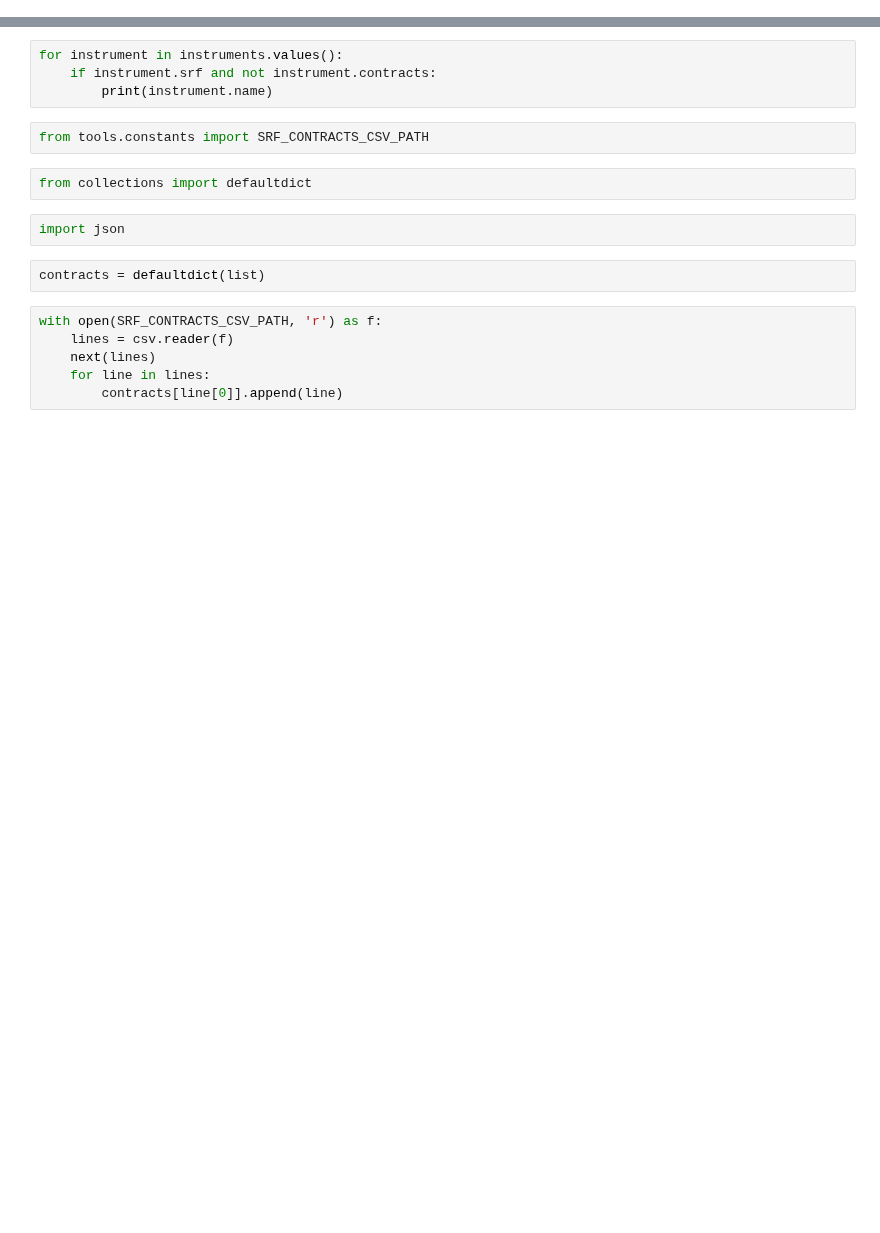
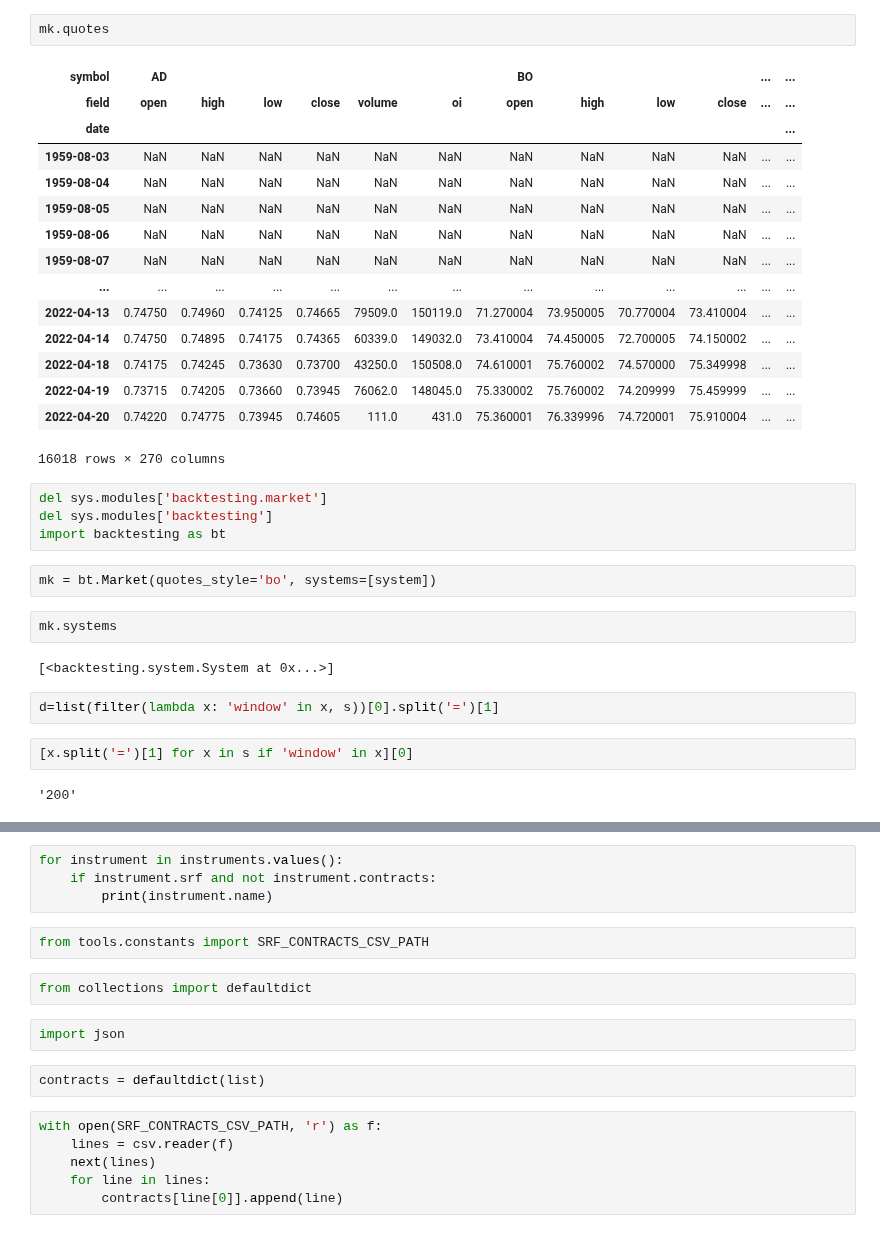
Before and after one commit to zipu/Trading, a Jupyter notebook: test.ipynb, the cells around one changed output, grey strips where cells are left out. Drawn from its saved outputs; the diff is of its cells as text; blank space fills up the shorter version.

```diff
--- a/test.ipynb
+++ b/test.ipynb
@@ -29,0 +188,34 @@ with open('tools/backtesting/system1.yaml', encoding='utf-8') as f:
+# %%
+mk.quotes
+# %% [output]
+| symbol | AD |  |  |  |  |  | BO |  |  |  | ... | ... |
+| field | open | high | low | close | volume | oi | open | high | low | close | ... | ... |
+| date |  |  |  |  |  |  |  |  |  |  |  | ... |
+| 1959-08-03 | NaN | NaN | NaN | NaN | NaN | NaN | NaN | NaN | NaN | NaN | ... | ... |
+| 1959-08-04 | NaN | NaN | NaN | NaN | NaN | NaN | NaN | NaN | NaN | NaN | ... | ... |
+| 1959-08-05 | NaN | NaN | NaN | NaN | NaN | NaN | NaN | NaN | NaN | NaN | ... | ... |
+| 1959-08-06 | NaN | NaN | NaN | NaN | NaN | NaN | NaN | NaN | NaN | NaN | ... | ... |
+| 1959-08-07 | NaN | NaN | NaN | NaN | NaN | NaN | NaN | NaN | NaN | NaN | ... | ... |
+| ... | ... | ... | ... | ... | ... | ... | ... | ... | ... | ... | ... | ... |
+| 2022-04-13 | 0.74750 | 0.74960 | 0.74125 | 0.74665 | 79509.0 | 150119.0 | 71.270004 | 73.950005 | 70.770004 | 73.410004 | ... | ... |
+| 2022-04-14 | 0.74750 | 0.74895 | 0.74175 | 0.74365 | 60339.0 | 149032.0 | 73.410004 | 74.450005 | 72.700005 | 74.150002 | ... | ... |
+| 2022-04-18 | 0.74175 | 0.74245 | 0.73630 | 0.73700 | 43250.0 | 150508.0 | 74.610001 | 75.760002 | 74.570000 | 75.349998 | ... | ... |
+| 2022-04-19 | 0.73715 | 0.74205 | 0.73660 | 0.73945 | 76062.0 | 148045.0 | 75.330002 | 75.760002 | 74.209999 | 75.459999 | ... | ... |
+| 2022-04-20 | 0.74220 | 0.74775 | 0.73945 | 0.74605 | 111.0 | 431.0 | 75.360001 | 76.339996 | 74.720001 | 75.910004 | ... | ... |
+16018 rows × 270 columns
+# %%
+del sys.modules['backtesting.market']
+del sys.modules['backtesting']
+import backtesting as bt
+# %%
+mk = bt.Market(quotes_style='bo', systems=[system])
+# %%
+mk.systems
+# %% [output]
+[<backtesting.system.System at 0x...>]
+# %%
+d=list(filter(lambda x: 'window' in x, s))[0].split('=')[1]
+# %%
+[x.split('=')[1] for x in s if 'window' in x][0]
+# %% [output]
+'200'
```
Also changed, not shown: parts of 37 cells of this notebook, 19 other files.
